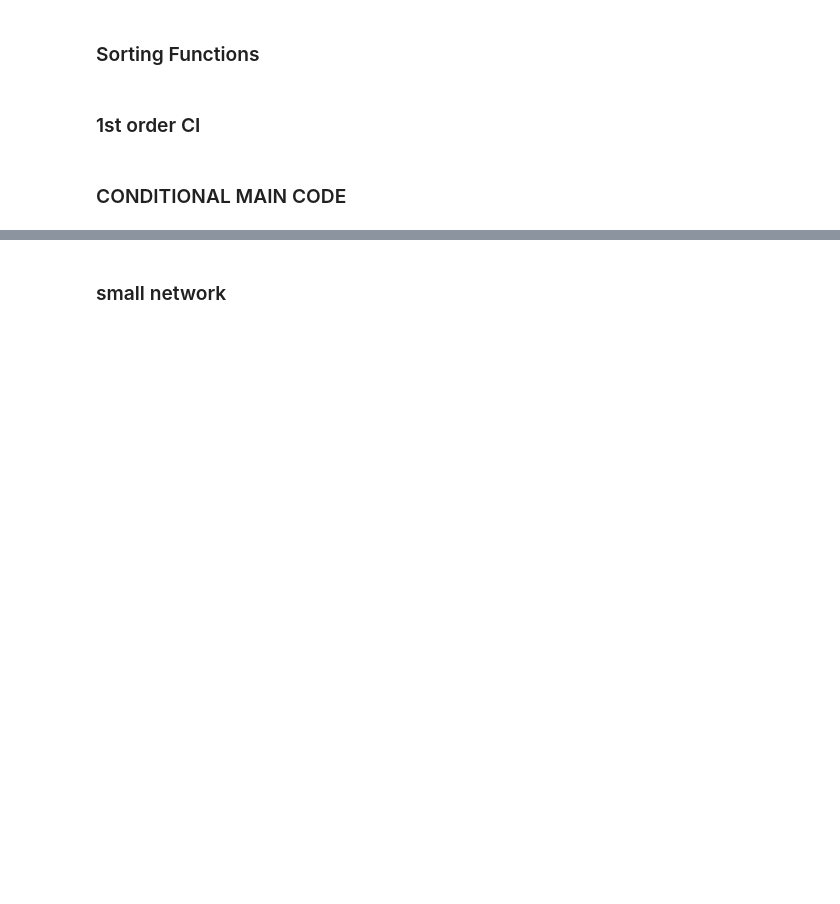
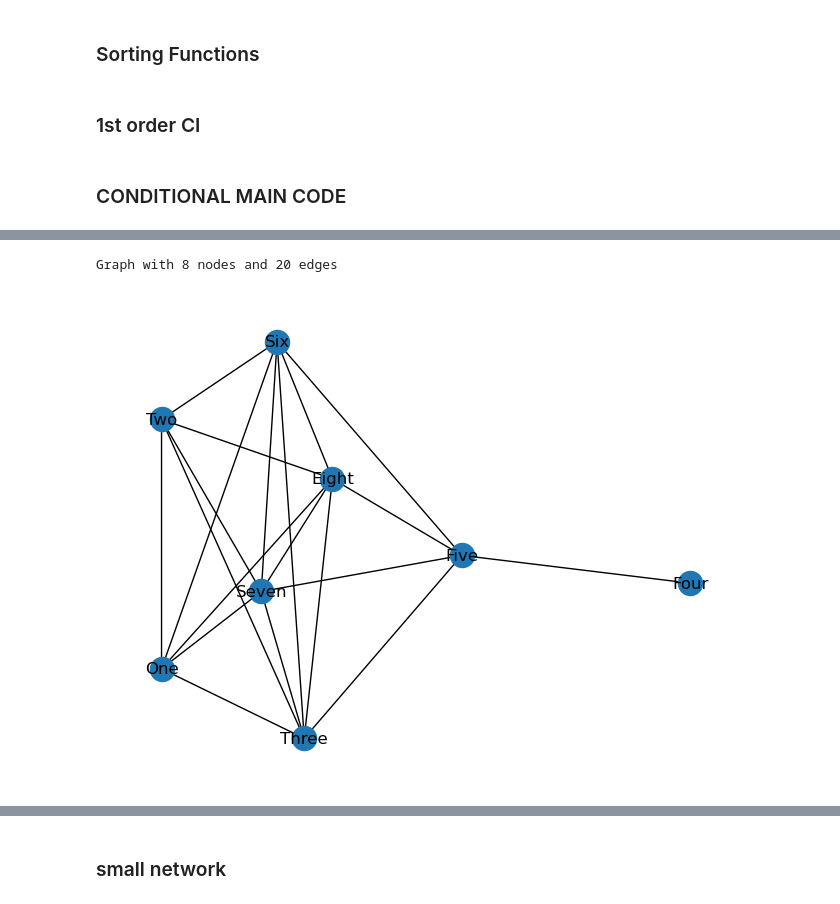
Before and after one commit to Elicit3495/ML_FYP, a Jupyter notebook: conditional.ipynb, the cells around one changed output, grey strips where cells are left out. Cells and saved outputs as stored; diff of their text form; code cells hidden in the pictures; blank space fills up the shorter version.

```diff
--- a/conditional.ipynb
+++ b/conditional.ipynb
@@ -184,0 +207,6 @@ def PC_(df, n, rho):
+# %%
+print(G)
+nx.draw(G, with_labels = True)
+# %% [output]
+Graph with 8 nodes and 20 edges
+[figure, added]
```
Also changed, not shown: parts of 32 cells of this notebook, 3 other files.
